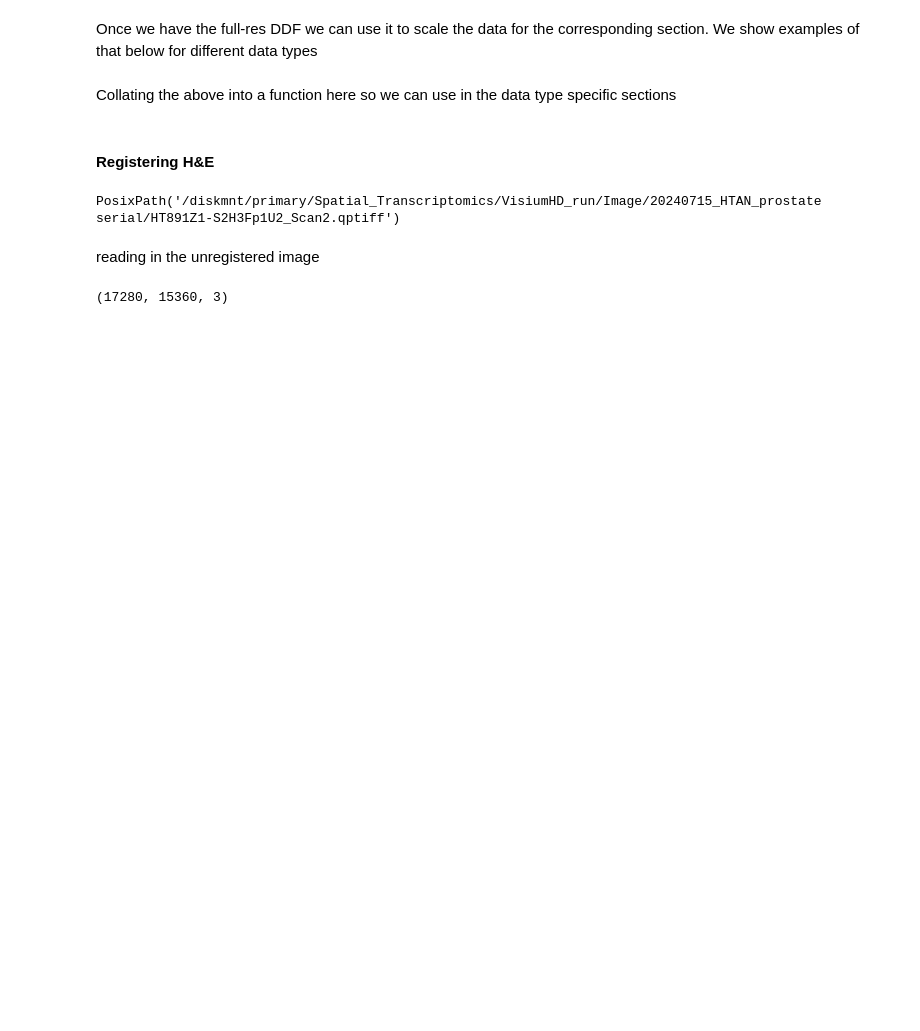
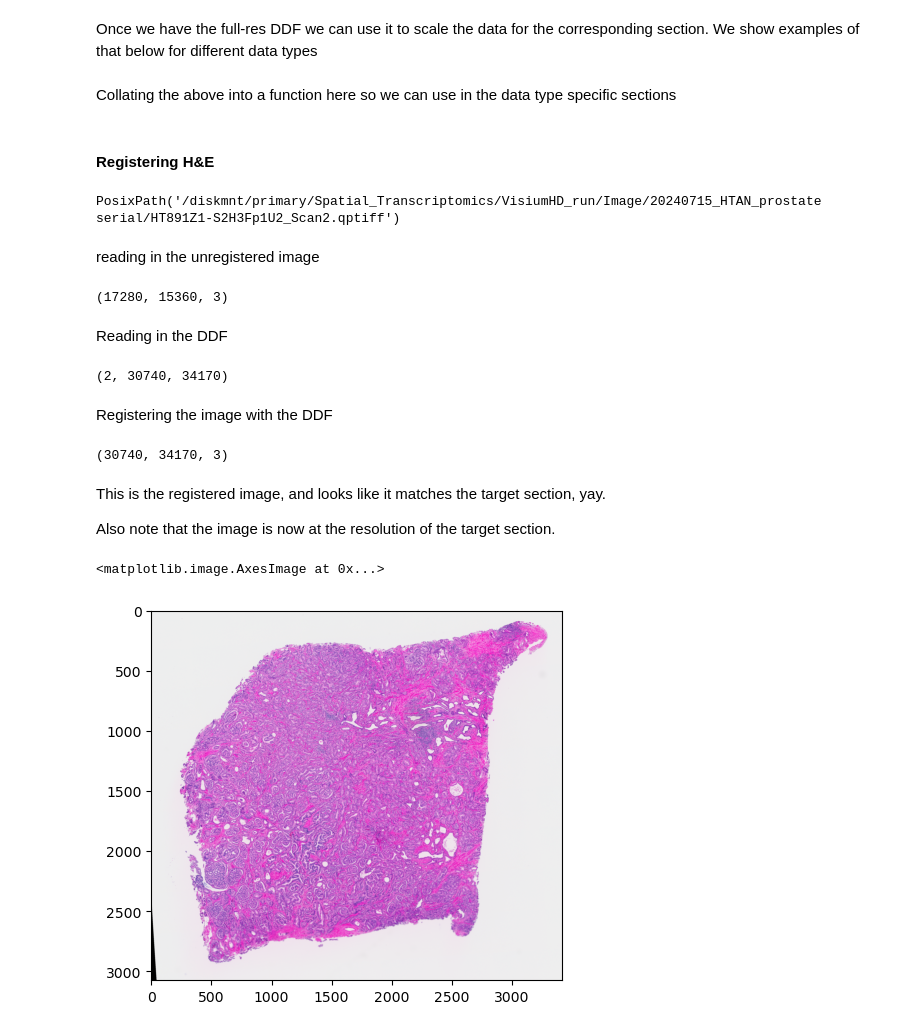
Before and after one commit to ding-lab/ding-lab-spatial, a Jupyter notebook: 3d_analysis/serial_section_registration.ipynb, the cells around one changed output. Drawn from its saved outputs; the diff is of its cells as text; code cells hidden in the pictures; blank space fills up the shorter version.

```diff
--- a/3d_analysis/serial_section_registration.ipynb
+++ b/3d_analysis/serial_section_registration.ipynb
@@ -598,5 +599,8 @@ def get_ddf_for_section(section_id):
     ddf = sid_to_ddf[section_id]
     ddf = tifffile.imread(ddf)
     ddf = ddf[[1, 0]] # taking y and x axes in that order
+
     ddf = rescale(ddf, scale=scale_factor, preserve_range=True, anti_aliasing=False, channel_axis=0) # rescale to full size
+    ddf *= scale_factor # we also need to rescale the values
+
     return ddf
@@ -643,0 +731,27 @@ def read_bigwarp_warp_field(fp, downsample_scaler):
+# %% [markdown]
+Reading in the DDF
+# %%
+ddf = get_ddf_for_section(section_id)
+ddf.shape
+# %% [output]
+(2, 30740, 34170)
+# %% [markdown]
+Registering the image with the DDF
+# %%
+registered_x = warp_image(
+    rearrange(unregistered_x, 'h w c -> c h w'),
+    ddf
+)
+registered_x = rearrange(registered_x, 'c h w -> h w c')
+registered_x.shape
+# %% [output]
+(30740, 34170, 3)
+# %% [markdown]
+This is the registered image, and looks like it matches the target section, yay.
+
+Also note that the image is now at the resolution of the target section.
+# %%
+plt.imshow(registered_x[::10, ::10])
+# %% [output]
+<matplotlib.image.AxesImage at 0x...>
+[figure, added]
```
Also changed, not shown: parts of 6 cells of this notebook.
